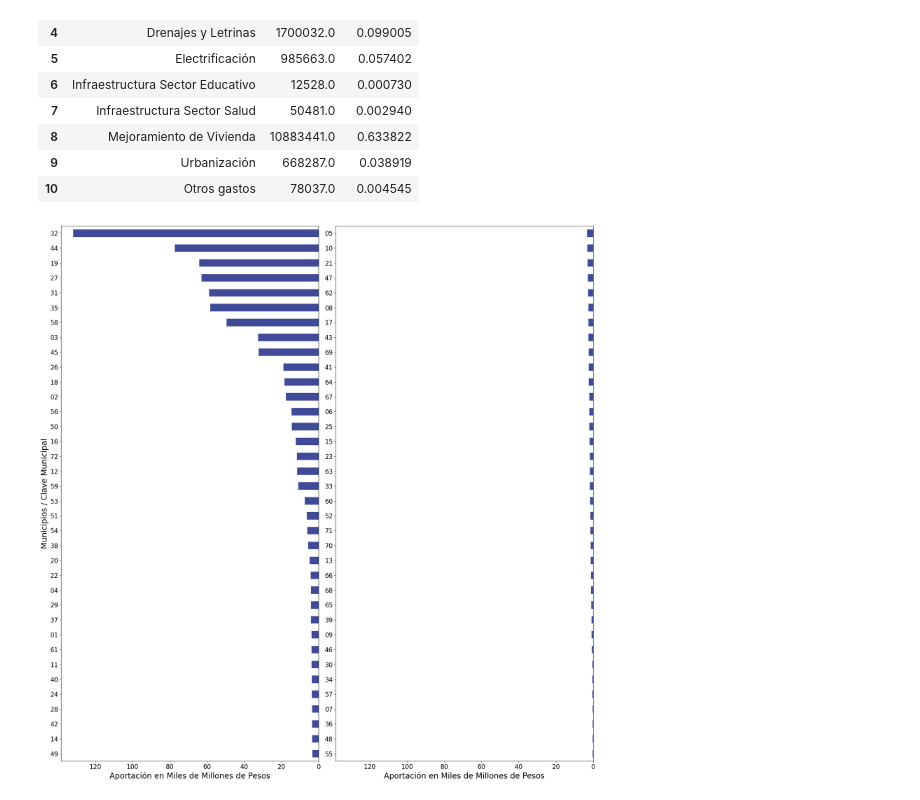
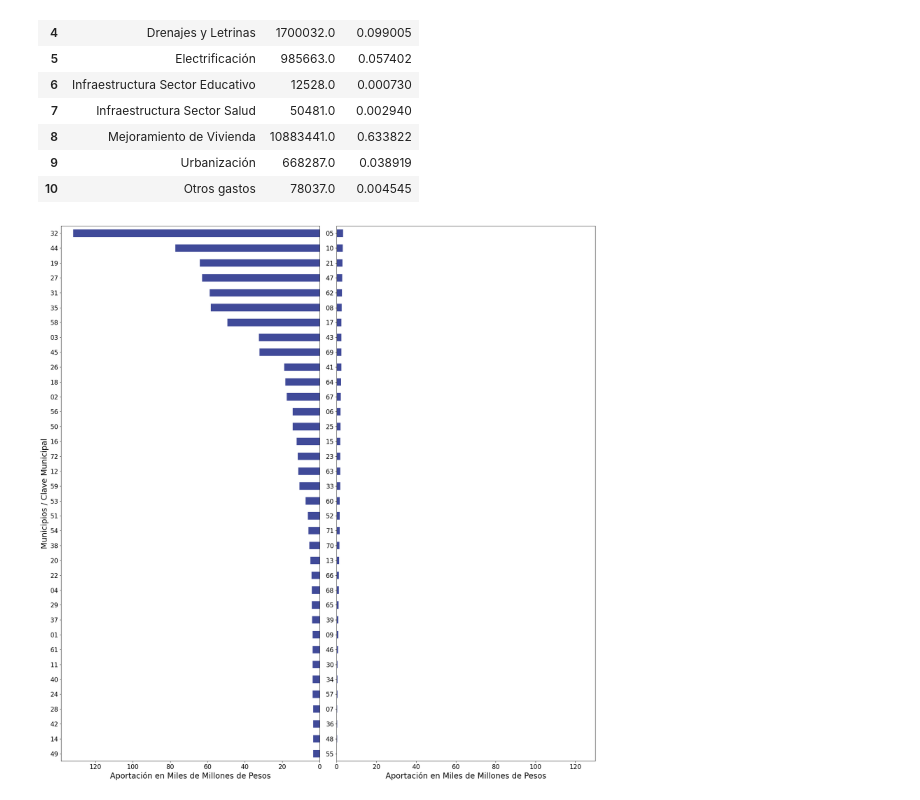
Before and after one commit to Dust1920/Plotter, a Jupyter notebook: articulo_revista.ipynb, the cells around one changed output. Cells and saved outputs as stored; diff of their text form; code cells hidden in the pictures.

```diff
--- a/articulo_revista.ipynb
+++ b/articulo_revista.ipynb
@@ -1442,21 +1366,21 @@ fig.data[0].customdata = np.column_stack([dfp['Monto'], dfp['Procentaje']])
 fig.data[0].texttemplate = "%{label}<br>%{value}<br>Salary:$%{customdata[0]}<br>Percent of total:%{customdata[1]:.2f}%"
 fig.show()
 # %%
-fis2, ax = plt.subplots(ncols=2, nrows=1, figsize = (20,20),sharex=True)
+fis2, ax = plt.subplots(ncols=2, nrows=1, figsize = (20,20))
 dfr['ANUAL MDP'].plot(kind='barh',
                       color = color_vp,
                       ax = ax[0],
                       fontsize=16)
 ax[0].set_ylabel('Municipios / Clave Municipal', fontsize = 20)
 ax[0].set_xlabel('Aportación en Miles de Millones de Pesos', fontsize=20)
 ax[0].invert_xaxis()
 dfl['ANUAL MDP'].plot(kind='barh',
                       color = color_vp,
                       ax = ax[1],
                       ylabel='',
-                      fontsize=16)
+                      fontsize=16, xlim = [0,130])
 ax[1].set_xlabel('Aportación en Miles de Millones de Pesos', fontsize=20)
 
 plt.tight_layout()
 # %% [output]
-[figure, old version]
+[figure, new version]
```
Also changed, not shown: parts of 4 cells of this notebook, 1 other file.
